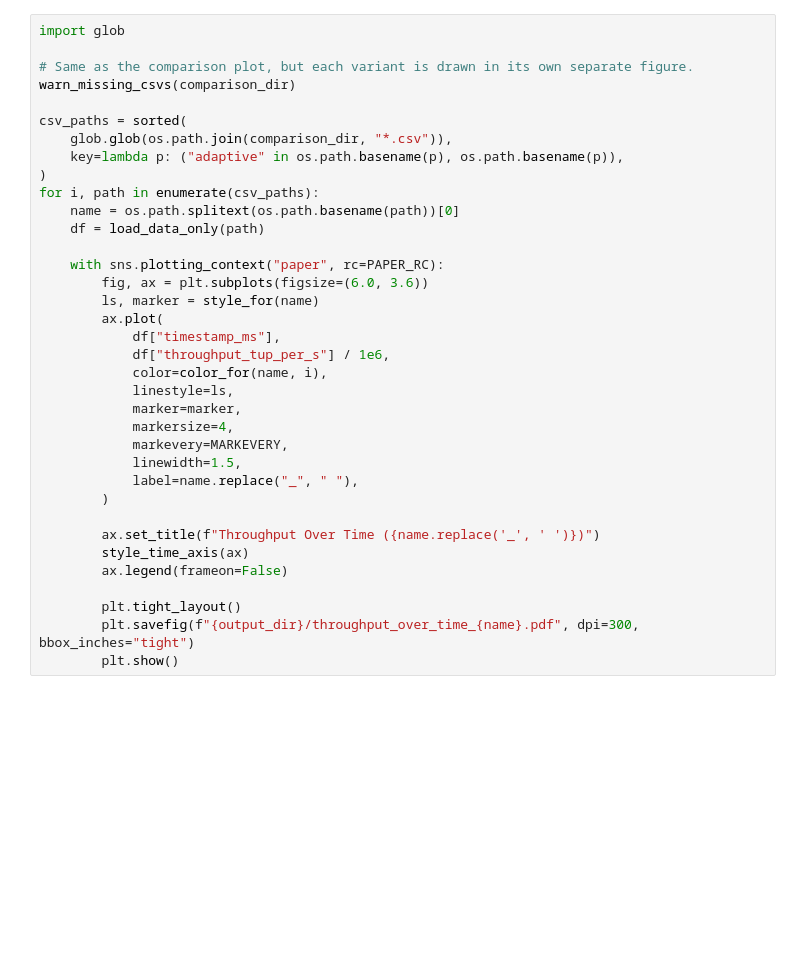
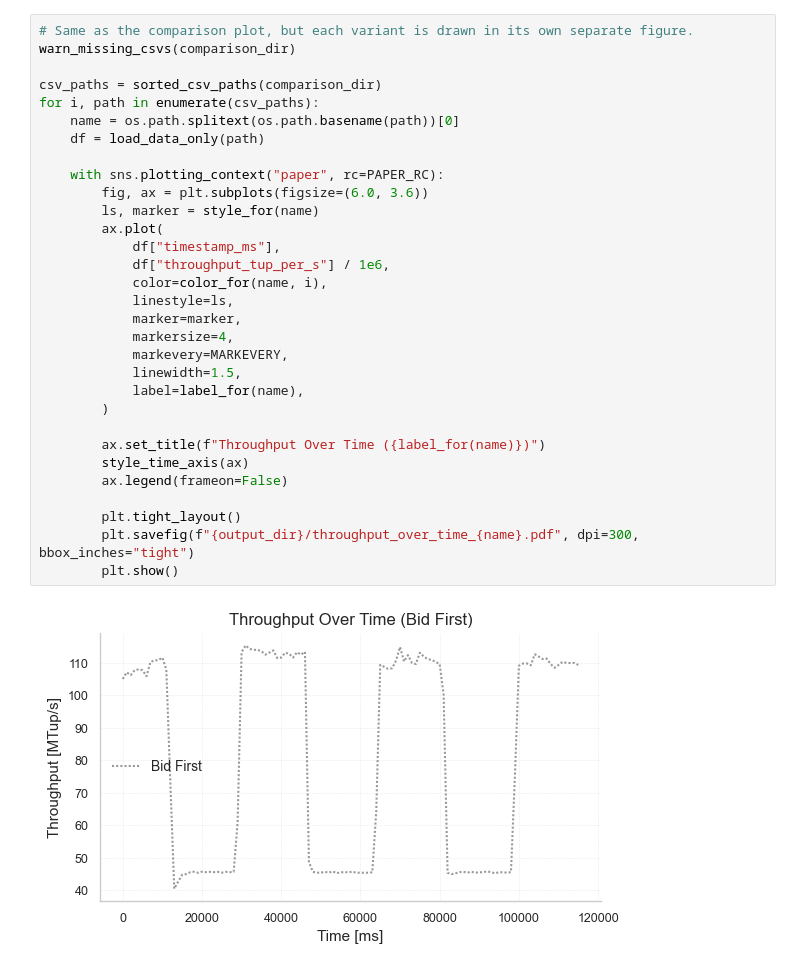
Before and after one commit to ESPAT-Orga/nebulastream-espat, a Jupyter notebook: scripts/benchmarking/adaptive-optimization/plots/ThroughputOverTime.ipynb, the cells around one changed output. Cells and saved outputs as stored; diff of their text form; blank space fills up the shorter version.

```diff
--- a/scripts/benchmarking/adaptive-optimization/plots/ThroughputOverTime.ipynb
+++ b/scripts/benchmarking/adaptive-optimization/plots/ThroughputOverTime.ipynb
@@ -232,36 +396,33 @@ with sns.plotting_context("paper", rc=PAPER_RC):
 # %%
-import glob
-
 # Same as the comparison plot, but each variant is drawn in its own separate figure.
 warn_missing_csvs(comparison_dir)
 
-csv_paths = sorted(
-    glob.glob(os.path.join(comparison_dir, "*.csv")),
-    key=lambda p: ("adaptive" in os.path.basename(p), os.path.basename(p)),
-)
+csv_paths = sorted_csv_paths(comparison_dir)
 for i, path in enumerate(csv_paths):
     name = os.path.splitext(os.path.basename(path))[0]
     df = load_data_only(path)
 
     with sns.plotting_context("paper", rc=PAPER_RC):
         fig, ax = plt.subplots(figsize=(6.0, 3.6))
         ls, marker = style_for(name)
         ax.plot(
             df["timestamp_ms"],
             df["throughput_tup_per_s"] / 1e6,
             color=color_for(name, i),
             linestyle=ls,
             marker=marker,
             markersize=4,
             markevery=MARKEVERY,
             linewidth=1.5,
-            label=name.replace("_", " "),
+            label=label_for(name),
         )
 
-        ax.set_title(f"Throughput Over Time ({name.replace('_', ' ')})")
+        ax.set_title(f"Throughput Over Time ({label_for(name)})")
         style_time_axis(ax)
         ax.legend(frameon=False)
 
         plt.tight_layout()
         plt.savefig(f"{output_dir}/throughput_over_time_{name}.pdf", dpi=300, bbox_inches="tight")
         plt.show()
+# %% [output]
+[figure, added]
```
Also changed, not shown: parts of 7 cells of this notebook, 5 other files.
